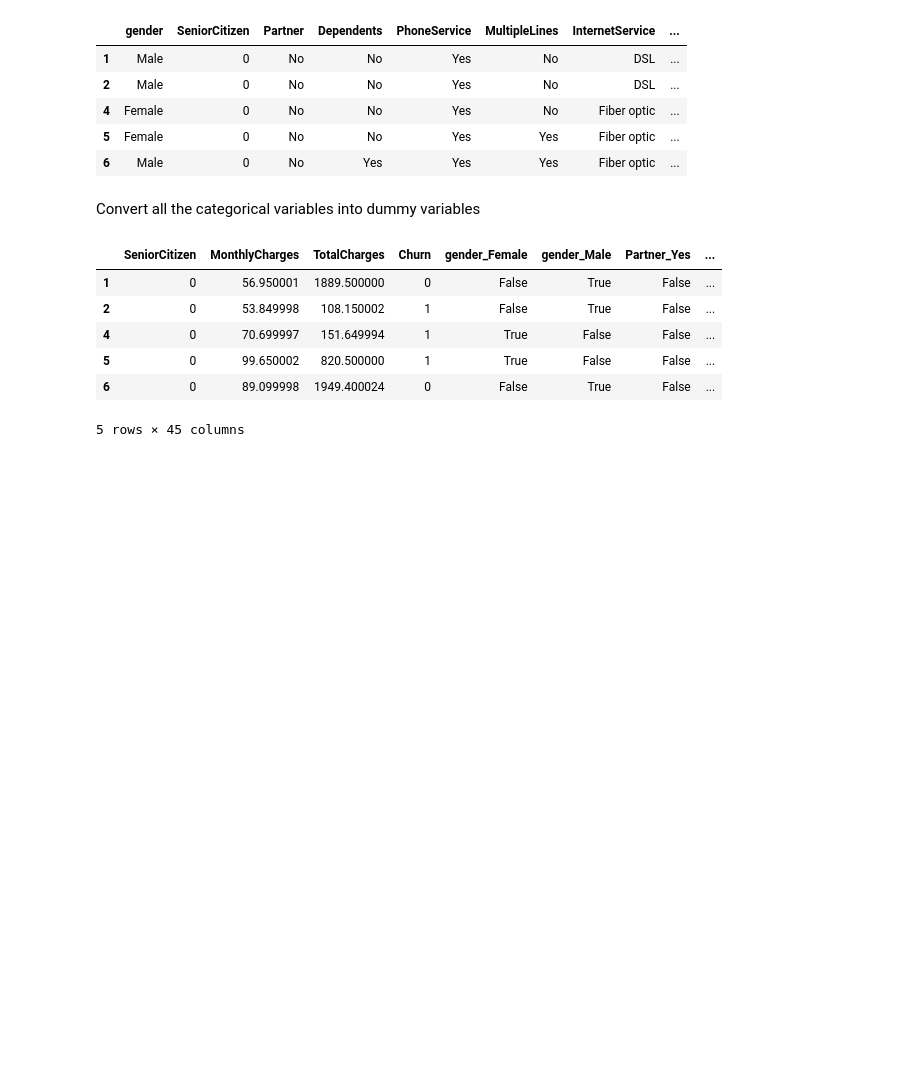
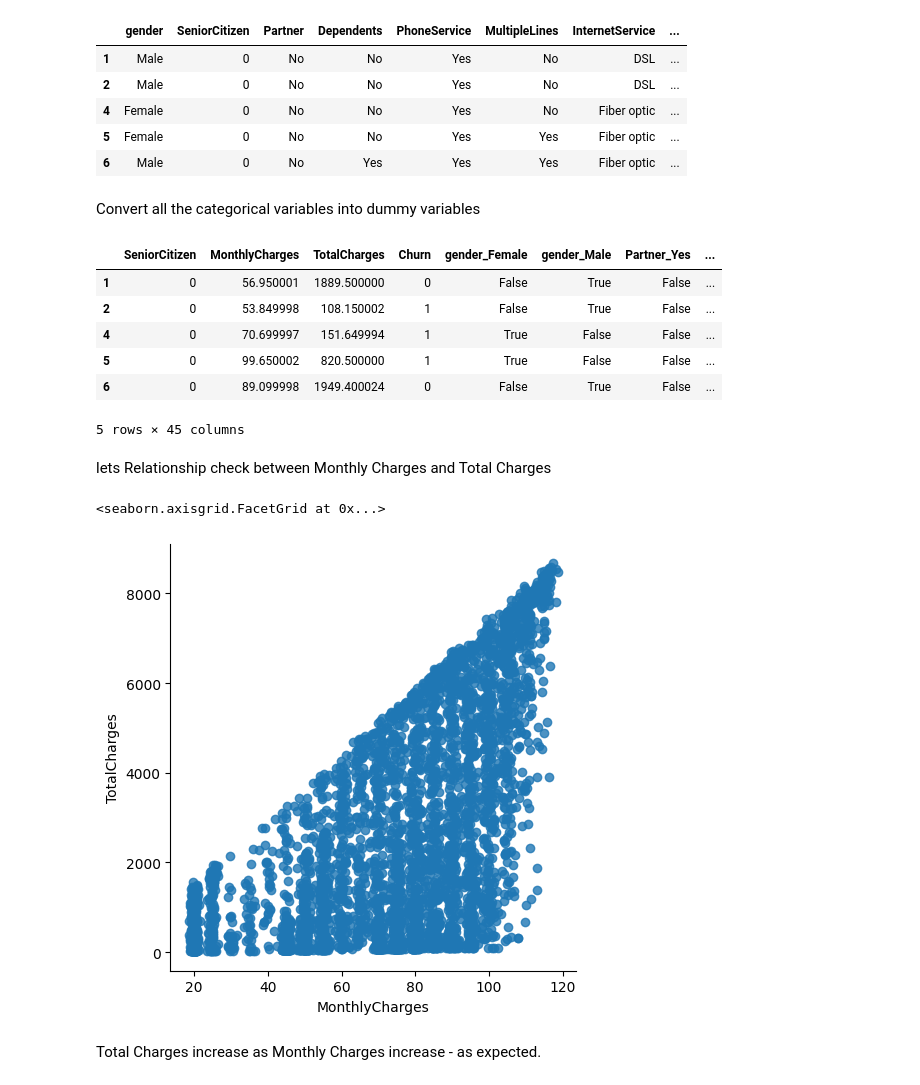
Before and after one commit to DelphinKdl/customer-churn-prediction-classification-model, a Jupyter notebook: notebook.ipynb, the cells around one changed output. Saved outputs shown, nothing was run; the diff lists cells and outputs as text; code cells hidden in the pictures; blank space fills up the shorter version.

```diff
--- a/notebook.ipynb
+++ b/notebook.ipynb
@@ -553,3 +562,12 @@ telcomData_dummies.head()
 | 5 | 0 | 99.650002 | 820.500000 | 1 | True | False | False | ... |
 | 6 | 0 | 89.099998 | 1949.400024 | 0 | False | True | False | ... |
 5 rows × 45 columns
+# %% [markdown]
+lets Relationship check between Monthly Charges and Total Charges
+# %%
+sns.lmplot(data=telcomData_dummies, x='MonthlyCharges', y='TotalCharges', fit_reg=False)
+# %% [output]
+<seaborn.axisgrid.FacetGrid at 0x...>
+[figure, added]
+# %% [markdown]
+Total Charges increase as Monthly Charges increase - as expected.
```
Also changed, not shown: parts of 4 cells of this notebook.
